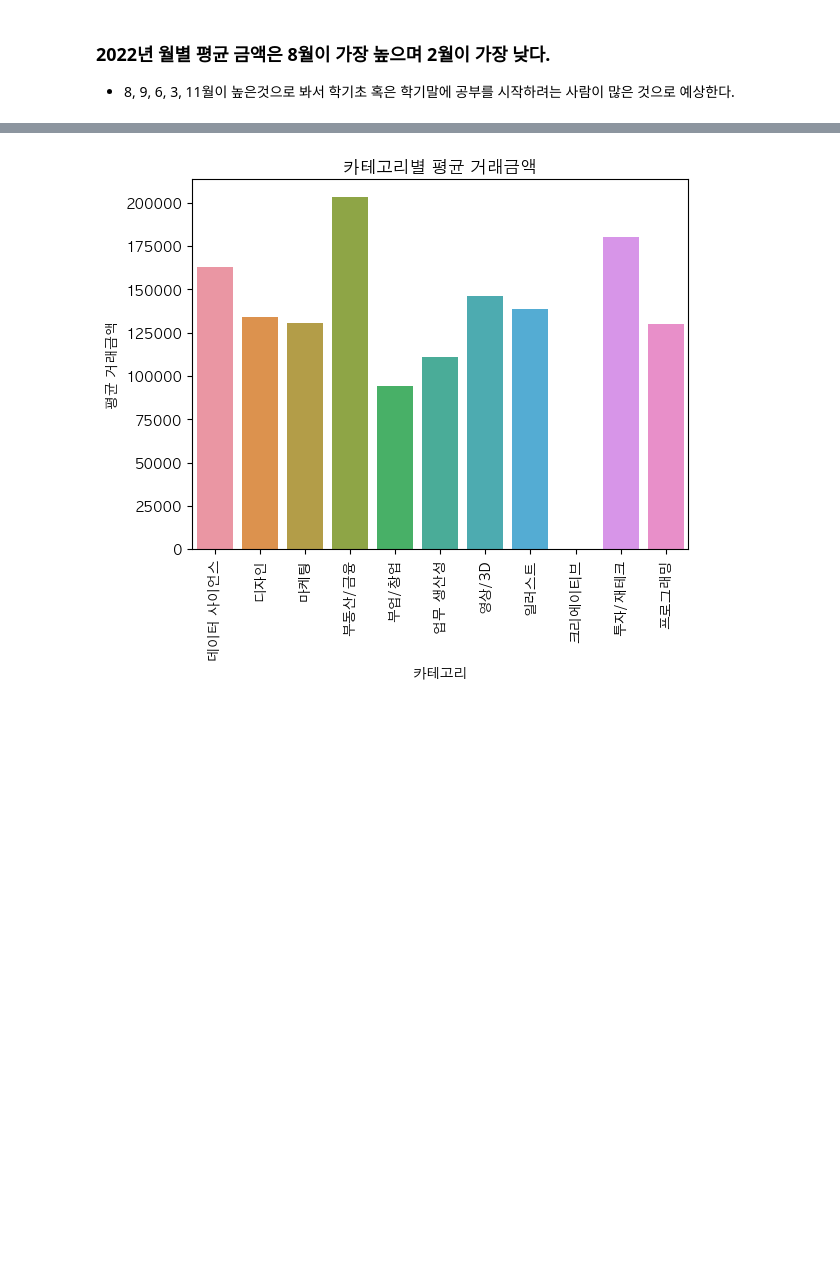
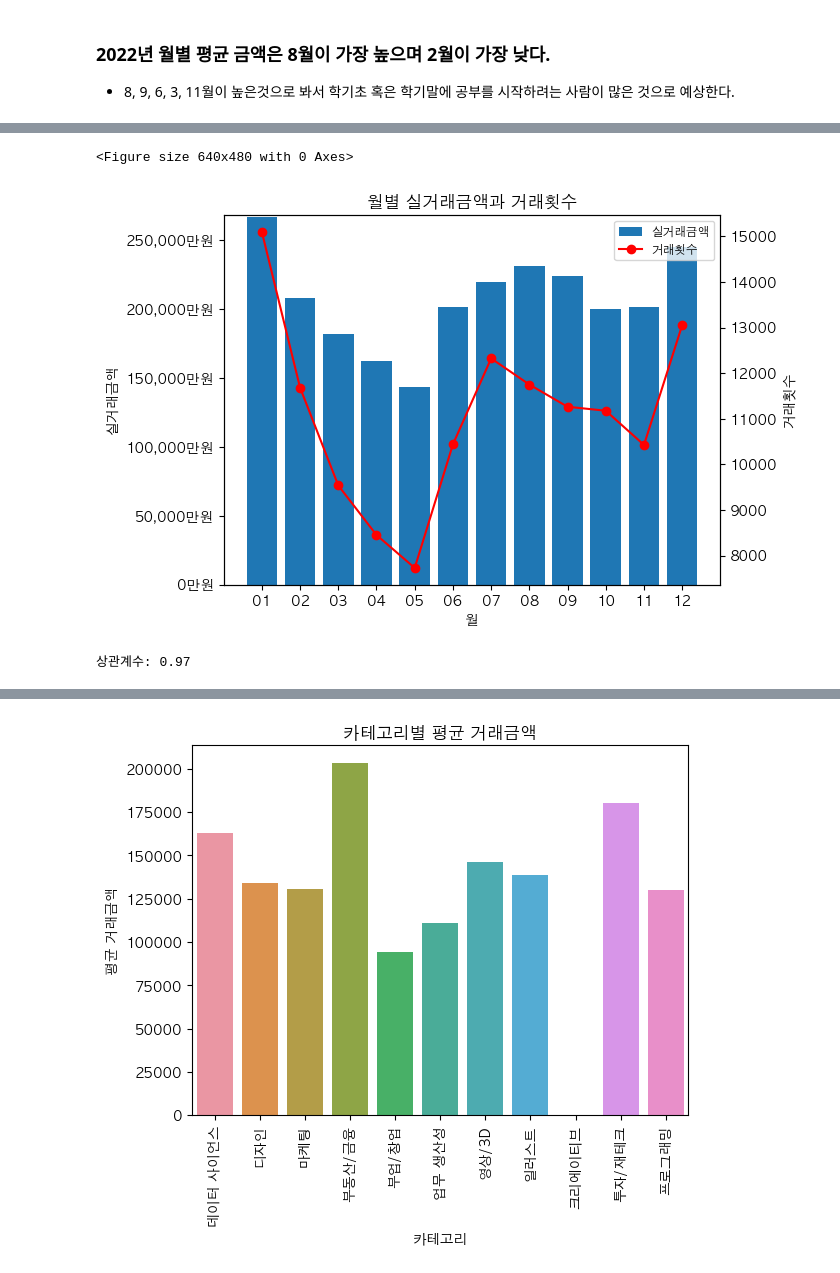
Before and after one commit to hogooba/minpj, a Jupyter notebook: pj.ipynb, the cells around one changed output, grey strips where cells are left out. Cells and saved outputs as stored; diff of their text form; code cells hidden in the pictures; blank space fills up the shorter version.

```diff
--- a/pj.ipynb
+++ b/pj.ipynb
@@ -147,0 +226,55 @@ plt.show()
+# %%
+# 월별 실거래금액과 거래횟수 그래프
+
+# 그래프 x축 데이터
+x = price_ms['월']
+
+# 그래프 y축 데이터
+y1 = price_ms['실거래금액']
+y1_max = max(y1)
+y2 = m_price_c['카운트']
+
+# 위치 조정
+plt.subplots_adjust(bottom=0.2, left=0.1)
+
+# 첫 번째 y축(ax1)은 막대 그래프로 표현
+fig, ax1 = plt.subplots()
+ax1.bar(x, y1, label='실거래금액')
+ax1.set_xlabel('월')
+ax1.set_ylabel('실거래금액')
+
+# y축(ax1) 범위 자동 조절
+ax1.set_ylim([0, y1_max+10000000])
+
+# y축(ax2)은 선 그래프로 표현
+ax2 = ax1.twinx()
+ax2.plot(x, y2, '-o', color='red', label='거래횟수')
+ax2.set_ylabel('거래횟수')
+
+# y축 tick format 변경
+ax1.set_yticklabels([f"{int(y/10000):,}만원" for y in ax1.get_yticks()])
+
+# 범례 표시
+handles, labels = [], []
+for ax in [ax1, ax2]:
+    h, l = ax.get_legend_handles_labels()
+    handles += h
+    labels += l
+plt.legend(handles, labels, loc='best', fontsize='small')
+
+# 그래프 제목
+plt.title('월별 실거래금액과 거래횟수')
+
+plt.show()
+# %% [output]
+<Figure size 640x480 with 0 Axes>
+[figure, added]
+# %%
+# 두 데이터프레임에서 월을 삭제후 병합하여 데이터프레임 msc 생성
+msc = pd.concat([m_price_c.drop('월', axis=1), price_ms.drop('월', axis=1)], axis=1)
+
+# 상관계수(Correlation Coefficient)를 구하여 출력
+corr = msc.corr().iloc[0,1]
+print(f"상관계수: {corr:.2f}")
+# %% [output]
+상관계수: 0.97
```
Also changed, not shown: parts of 13 cells of this notebook.
